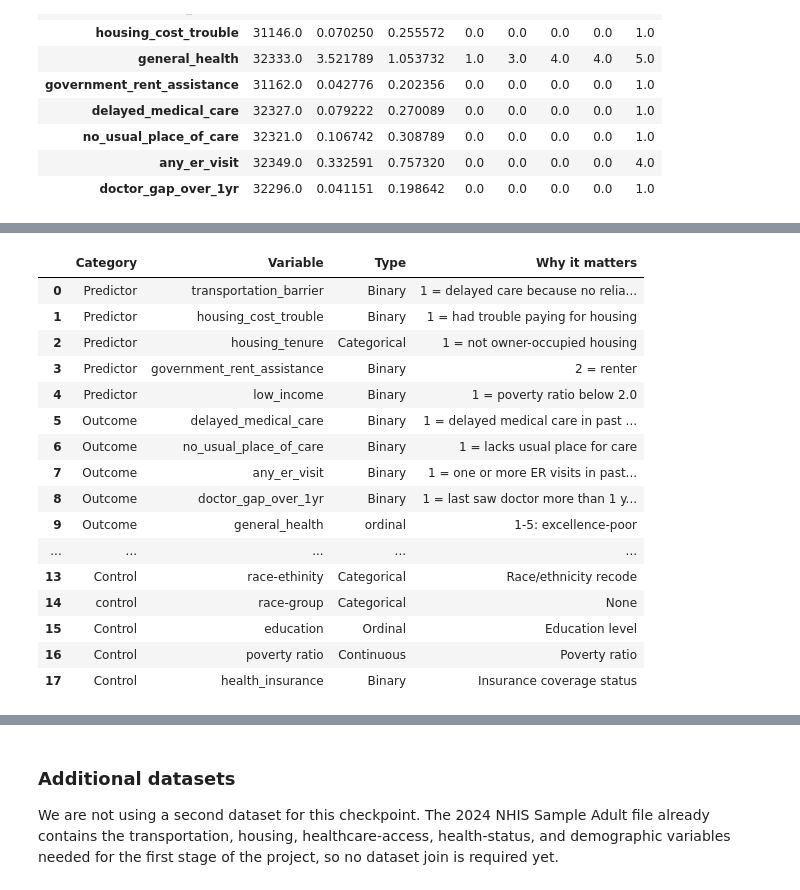
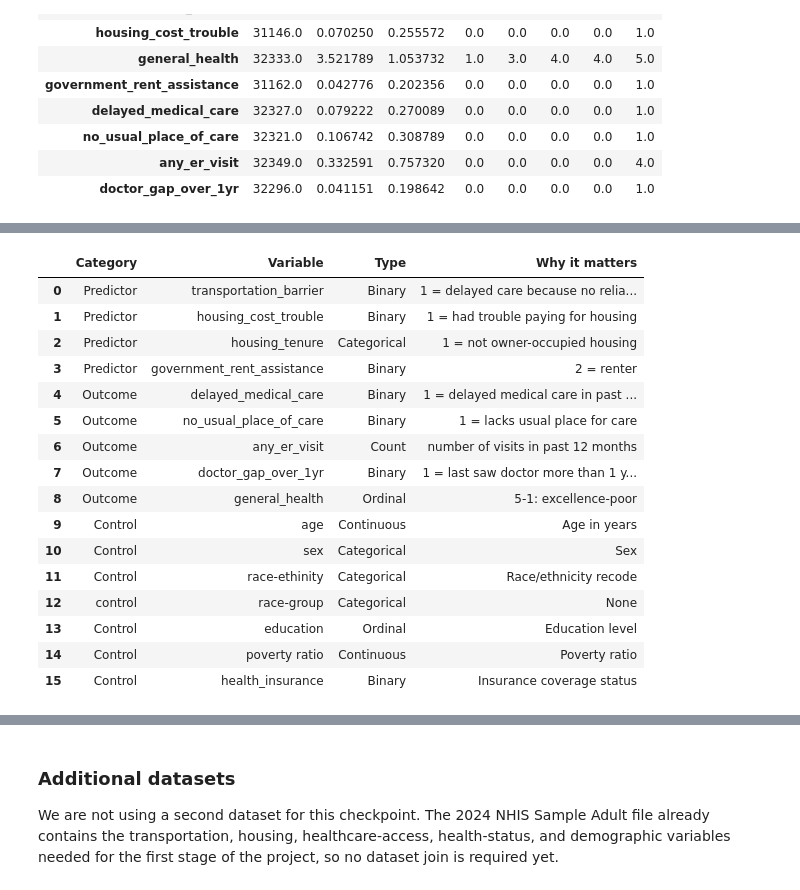
Before and after one commit to COGS108/Group-SP26-079, a Jupyter notebook: 01-DataCheckpoint.ipynb, the cells around one changed output, grey strips where cells are left out. Saved outputs shown, nothing was run; the diff lists cells and outputs as text; code cells hidden in the pictures.

```diff
--- a/01-DataCheckpoint.ipynb
+++ b/01-DataCheckpoint.ipynb
@@ -414,41 +449,39 @@ Name: count, dtype: float64
 # %%
 variables_summary = pd.DataFrame([
     ['Predictor', 'transportation_barrier', 'Binary', '1 = delayed care because no reliable transportation'],
     ['Predictor', 'housing_cost_trouble', 'Binary', '1 = had trouble paying for housing'],
     ['Predictor', 'housing_tenure', 'Categorical', '1 = not owner-occupied housing'],
     ['Predictor', 'government_rent_assistance', 'Binary', '2 = renter'],
-    ['Predictor', 'low_income', 'Binary', '1 = poverty ratio below 2.0'],
     ['Outcome', 'delayed_medical_care', 'Binary', '1 = delayed medical care in past 12 months'],
     ['Outcome', 'no_usual_place_of_care', 'Binary', '1 = lacks usual place for care'],
-    ['Outcome', 'any_er_visit', 'Binary', '1 = one or more ER visits in past 12 months'],
+    ['Outcome', 'any_er_visit', 'Count', 'number of visits in past 12 months'],
     ['Outcome', 'doctor_gap_over_1yr', 'Binary', '1 = last saw doctor more than 1 year ago'],
-    ['Outcome', 'general_health', 'ordinal', '1-5: excellence-poor'],
-    ['Outcome', 'patient_journey_disruption_index', 'Count 0-4', 'Composite disruption score'],
+    ['Outcome', 'general_health', 'Ordinal', '5-1: excellence-poor'],
     ['Control', 'age', 'Continuous', 'Age in years'],
     ['Control', 'sex', 'Categorical', 'Sex'],
     ['Control', 'race-ethinity', 'Categorical', 'Race/ethnicity recode'],
     ['control', 'race-group', 'Categorical'],
     ['Control', 'education', 'Ordinal', 'Education level'],
     ['Control', 'poverty ratio', 'Continuous', 'Poverty ratio'],
     ['Control', 'health_insurance', 'Binary', 'Insurance coverage status']
 ], columns=['Category', 'Variable', 'Type', 'Why it matters'])
 
 variables_summary
 # %% [output]
 |  | Category | Variable | Type | Why it matters |
 | 0 | Predictor | transportation_barrier | Binary | 1 = delayed care because no relia... |
 | 1 | Predictor | housing_cost_trouble | Binary | 1 = had trouble paying for housing |
 | 2 | Predictor | housing_tenure | Categorical | 1 = not owner-occupied housing |
 | 3 | Predictor | government_rent_assistance | Binary | 2 = renter |
-| 4 | Predictor | low_income | Binary | 1 = poverty ratio below 2.0 |
-| 5 | Outcome | delayed_medical_care | Binary | 1 = delayed medical care in past ... |
-| 6 | Outcome | no_usual_place_of_care | Binary | 1 = lacks usual place for care |
-| 7 | Outcome | any_er_visit | Binary | 1 = one or more ER visits in past... |
-| 8 | Outcome | doctor_gap_over_1yr | Binary | 1 = last saw doctor more than 1 y... |
-| 9 | Outcome | general_health | ordinal | 1-5: excellence-poor |
-| ... | ... | ... | ... | ... |
-| 13 | Control | race-ethinity | Categorical | Race/ethnicity recode |
-| 14 | control | race-group | Categorical | None |
-| 15 | Control | education | Ordinal | Education level |
-| 16 | Control | poverty ratio | Continuous | Poverty ratio |
-| 17 | Control | health_insurance | Binary | Insurance coverage status |
+| 4 | Outcome | delayed_medical_care | Binary | 1 = delayed medical care in past ... |
+| 5 | Outcome | no_usual_place_of_care | Binary | 1 = lacks usual place for care |
+| 6 | Outcome | any_er_visit | Count | number of visits in past 12 months |
+| 7 | Outcome | doctor_gap_over_1yr | Binary | 1 = last saw doctor more than 1 y... |
+| 8 | Outcome | general_health | Ordinal | 5-1: excellence-poor |
+| 9 | Control | age | Continuous | Age in years |
+| 10 | Control | sex | Categorical | Sex |
+| 11 | Control | race-ethinity | Categorical | Race/ethnicity recode |
+| 12 | control | race-group | Categorical | None |
+| 13 | Control | education | Ordinal | Education level |
+| 14 | Control | poverty ratio | Continuous | Poverty ratio |
+| 15 | Control | health_insurance | Binary | Insurance coverage status |
```
Also changed, not shown: parts of 6 cells of this notebook.
